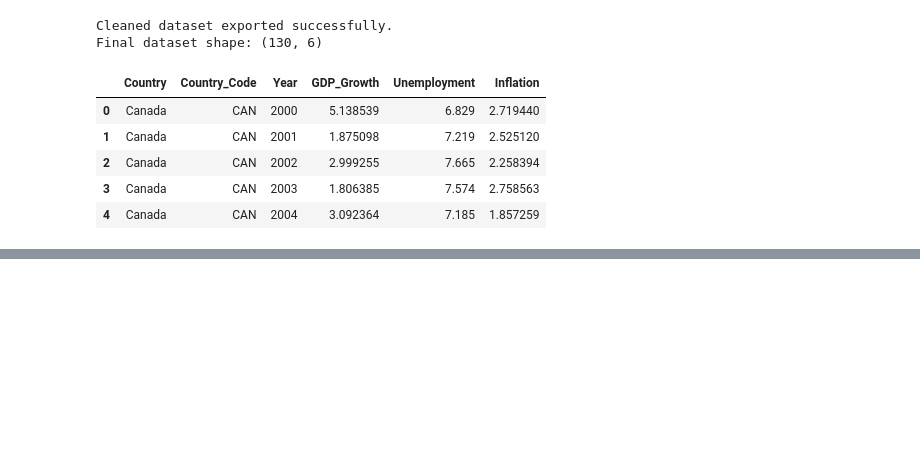
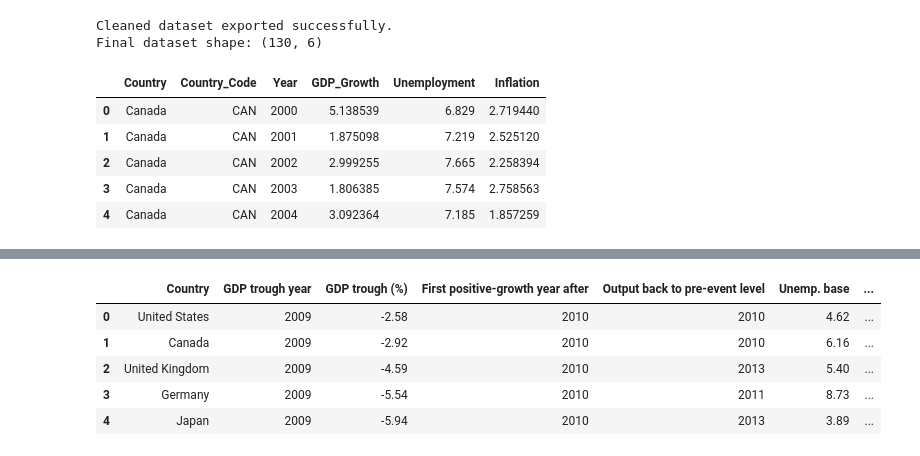
Before and after one commit to ssri05/TheOutliers-IS477, a Jupyter notebook: data_analysis - v2.ipynb, the cells around one changed output, grey strips where cells are left out. Saved outputs shown, nothing was run; the diff lists cells and outputs as text; code cells hidden in the pictures; blank space fills up the shorter version.

```diff
--- a/data_analysis - v2.ipynb
+++ b/data_analysis - v2.ipynb
@@ -484,0 +703,14 @@ Final dataset shape: (130, 6)
+# %%
+rows = []
+for code in order:
+    g = eda[eda["Country_Code"] == code]
+    row = {"Country": names[code]}
+    for col in ["Unemployment", "Inflation"]:
+        v = g.dropna(subset=[col]).sort_values("Year")
+        first, last = v.iloc[0], v.iloc[-1]
+        row[f"{col} start ({int(first['Year'])})"] = round(first[col], 2)
+        row[f"{col} end"] = round(last[col], 2)
+        row[f"{col} end year"] = int(last["Year"])
+        row[f"{col} change (pts)"] = round(last[col] - first[col], 2)
+    rows.append(row)
+display(pd.DataFrame(rows))
@@ -484,0 +734,29 @@ Final dataset shape: (130, 6)
+# %%
+def gdp_unemp_event(trough_window, base_year, unemp_window):
+    rows = []
+    for code in order:
+        g = eda[eda["Country_Code"] == code].sort_values("Year").set_index("Year")
+        level = (1 + g["GDP_Growth"] / 100).cumprod()   # approximate real GDP index
+
+        w = g.loc[trough_window[0]:trough_window[1], "GDP_Growth"]
+        t_year, t_val = w.idxmin(), w.min()
+
+        after = g.loc[t_year + 1:, "GDP_Growth"]
+        pos = after[after > 0]
+        back = level.loc[t_year + 1:]
+        back = back[back >= level.loc[base_year]]
+
+        u = g["Unemployment"]
+        uw = u.loc[unemp_window[0]:unemp_window[1]]
+        rows.append({
+            "Country": names[code],
+            "GDP trough year": int(t_year),
+            "GDP trough (%)": round(t_val, 2),
+            "First positive-growth year after": int(pos.index[0]) if len(pos) else "none",
+            "Output back to pre-event level": int(back.index[0]) if len(back) else "not yet",
+            "Unemp. base": round(u.loc[base_year], 2),
+            "Unemp. peak": round(uw.max(), 2),
+            "Peak year": int(uw.idxmax()),
+            "Rise (pts)": round(uw.max() - u.loc[base_year], 2),
+        })
+    return pd.DataFrame(rows)
@@ -484,0 +773,9 @@ Final dataset shape: (130, 6)
+# %%
+display(gdp_unemp_event((2008, 2010), 2007, (2008, 2012)))
+# %% [output]
+|  | Country | GDP trough year | GDP trough (%) | First positive-growth year after | Output back to pre-event level | Unemp. base | ... |
+| 0 | United States | 2009 | -2.58 | 2010 | 2010 | 4.62 | ... |
+| 1 | Canada | 2009 | -2.92 | 2010 | 2010 | 6.16 | ... |
+| 2 | United Kingdom | 2009 | -4.59 | 2010 | 2013 | 5.40 | ... |
+| 3 | Germany | 2009 | -5.54 | 2010 | 2011 | 8.73 | ... |
+| 4 | Japan | 2009 | -5.94 | 2010 | 2013 | 3.89 | ... |
```
Also changed, not shown: parts of 44 cells of this notebook, 1 other file.
